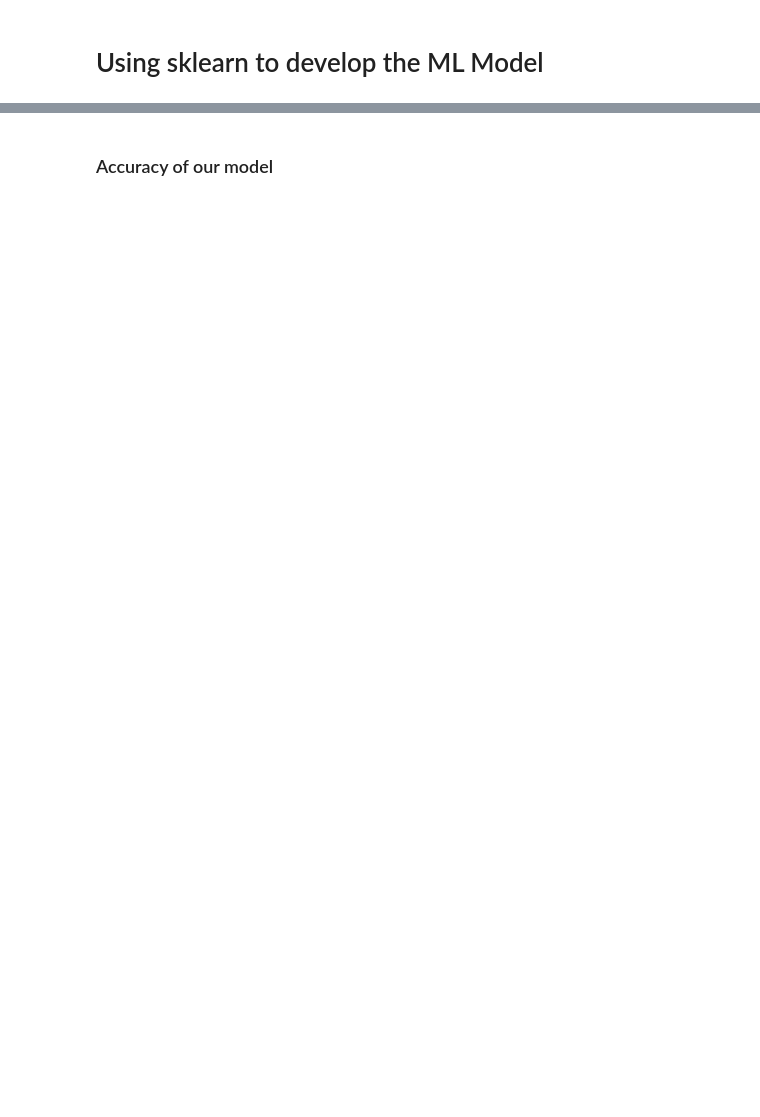
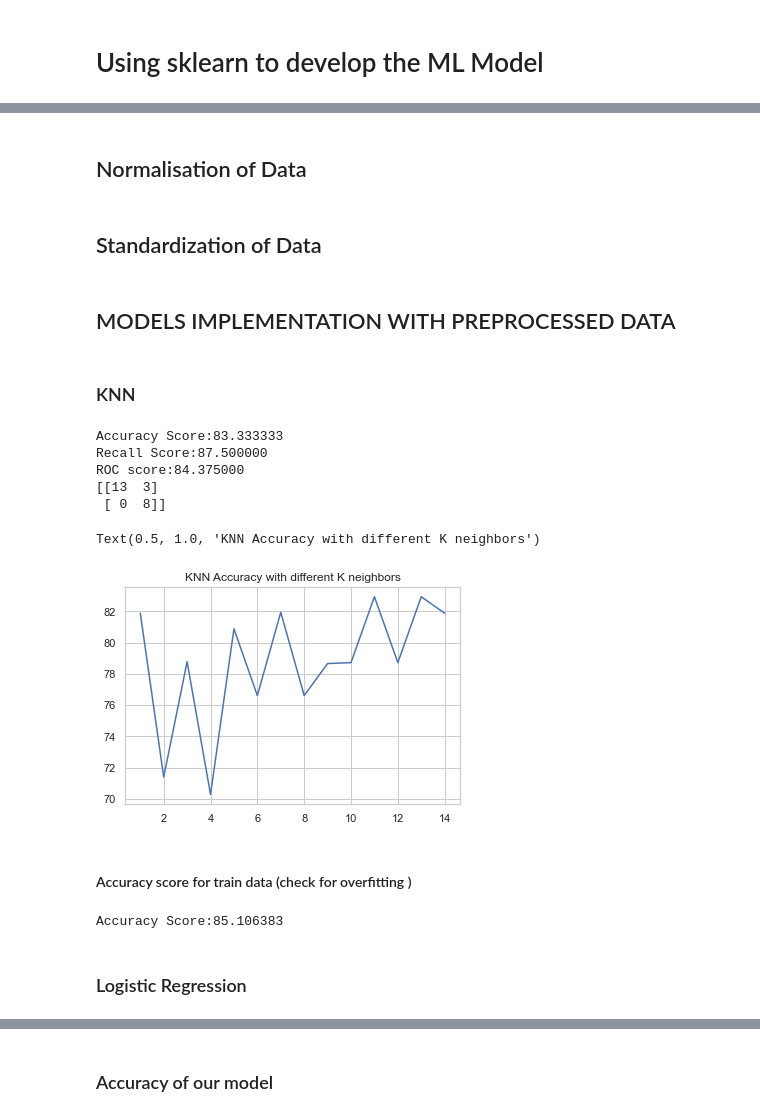
Before and after one commit to Himangshu1086/Flood-Prediction-Unit-Hydrography-and-ML, a Jupyter notebook: Flood_Prediction.ipynb, the cells around one changed output, grey strips where cells are left out. Cells and saved outputs as stored; diff of their text form; code cells hidden in the pictures; blank space fills up the shorter version.

```diff
--- a/Flood_Prediction.ipynb
+++ b/Flood_Prediction.ipynb
@@ -672,0 +530,11 @@ svc_proba=cross_val_predict(svc_classifier,x_train_std,y_train,cv=3,method='pred
+# %% [markdown]
+## Normalisation of Data
+# %%
+# Scaling the data between 0 and 1.
+from sklearn.preprocessing import MinMaxScaler, StandardScaler
+from sklearn.model_selection import cross_val_score
+minmax_normal = MinMaxScaler(feature_range=(0,1))
+x_train_normal = minmax_normal.fit_transform(x_train)
+x_test_normal = minmax_normal.transform(x_test)
+# %% [markdown]
+## Standardization of Data
@@ -672,0 +548,45 @@ svc_proba=cross_val_predict(svc_classifier,x_train_std,y_train,cv=3,method='pred
+# %% [markdown]
+## MODELS IMPLEMENTATION WITH PREPROCESSED DATA
+# %% [markdown]
+### KNN
+# %%
+# Implement the model and predict for test data
+clf=neighbors.KNeighborsClassifier(n_neighbors=7)
+model_knn = clf.fit(x_train_normal,y_train)
+y_predict_normal = model_knn.predict(x_test_normal)
+# %%
+# Accuracy check for normalized data
+from sklearn.metrics import accuracy_score,recall_score,roc_auc_score,confusion_matrix
+print("\nAccuracy Score:%f"%(accuracy_score(y_test,y_predict_normal)*100))
+print("Recall Score:%f"%(recall_score(y_test,y_predict_normal)*100))
+print("ROC score:%f"%(roc_auc_score(y_test,y_predict_normal)*100))
+print(confusion_matrix(y_test,y_predict))
+# %% [output]
+Accuracy Score:83.333333
+Recall Score:87.500000
+ROC score:84.375000
+[[13  3]
+ [ 0  8]]
+# %%
+
+# CHECK FOR BEST K
+x_axis = []
+y_axis = []
+for i in range(1,15):
+    clf = neighbors.KNeighborsClassifier(n_neighbors=i)
+    score = cross_val_score(clf,x_train_normal,y_train).mean()
+    # print(i ,"=>" ,score*100)
+    x_axis.append(i)
+    y_axis.append(score*100)
+plt.plot(x_axis, y_axis)
+plt.title("KNN Accuracy with different K neighbors")
+# %% [output]
+Text(0.5, 1.0, 'KNN Accuracy with different K neighbors')
+[figure, added]
+# %% [markdown]
+#### Accuracy score for train data (check for overfitting )
+# %%
+train_predict2 = model_knn.predict(x_train_normal)
+print("\nAccuracy Score:%f"%(accuracy_score(y_train,train_predict2)*100))
+# %% [output]
+Accuracy Score:85.106383
@@ -672,0 +620,2 @@ svc_proba=cross_val_predict(svc_classifier,x_train_std,y_train,cv=3,method='pred
+# %% [markdown]
+### Logistic Regression
```
Also changed, not shown: parts of 128 cells of this notebook, 1 other file.
